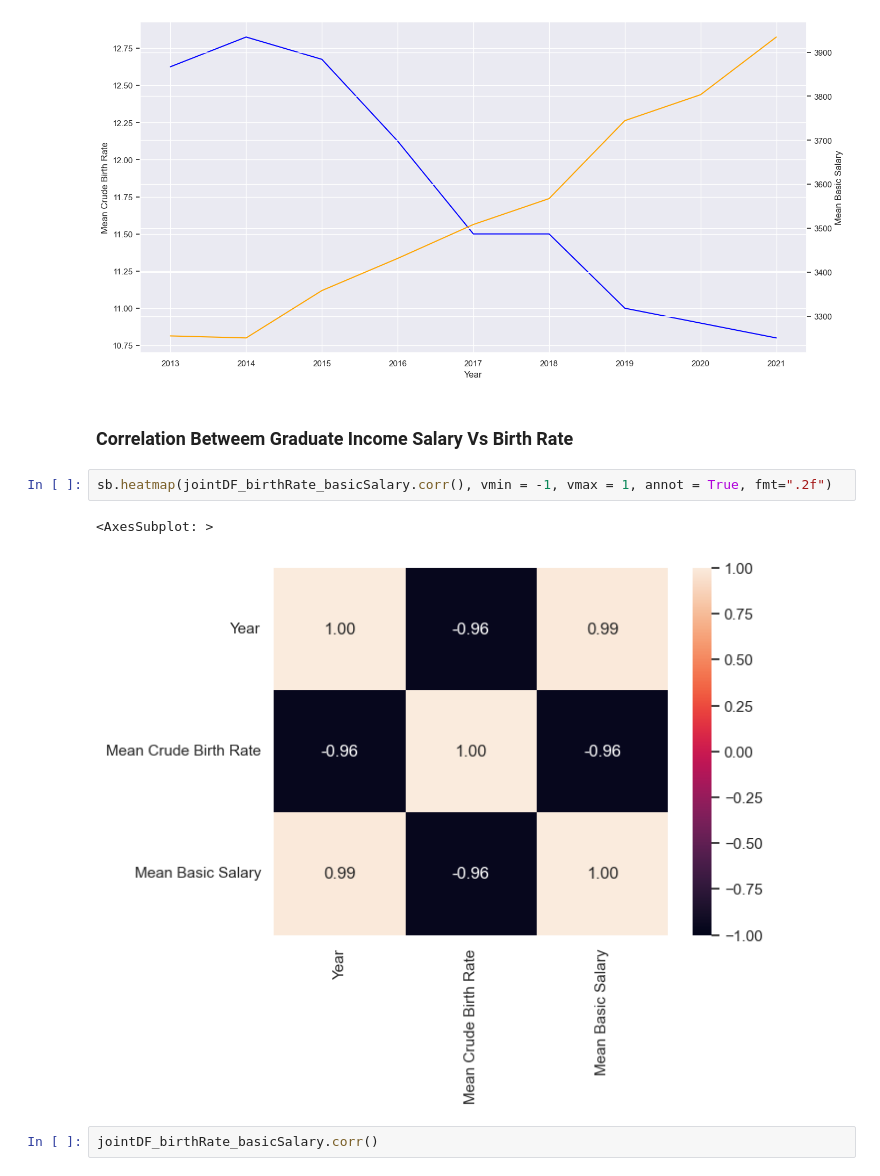
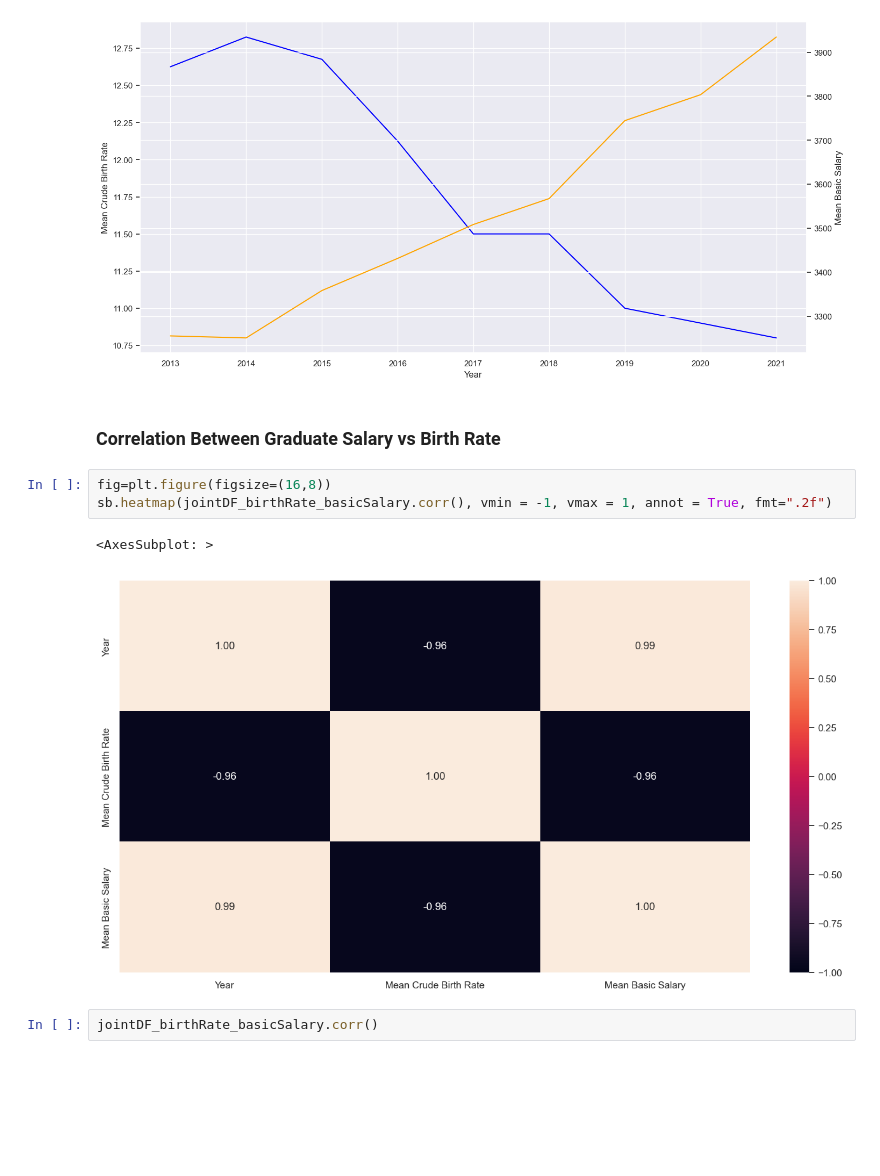
Before and after one commit to ShondoKu/EE5087-Mini-Project, a Jupyter notebook: EE5087_GroupProj.ipynb, the cells around one changed output. Drawn from its saved outputs; the diff is of its cells as text; blank space fills up the shorter version.

```diff
--- a/EE5087_GroupProj.ipynb
+++ b/EE5087_GroupProj.ipynb
@@ -78,12 +78,13 @@ plt.xticks(rotation=60)
   Text(2022.0, 0, '2022')])
 [figure]
 # %% [markdown]
-### Correlation Betweem Graduate Income Salary Vs Birth Rate
+### Correlation Between Graduate Salary vs Birth Rate
 # %%
+fig=plt.figure(figsize=(16,8))
 sb.heatmap(jointDF_birthRate_basicSalary.corr(), vmin = -1, vmax = 1, annot = True, fmt=".2f")
 # %% [output]
 <AxesSubplot: >
-[figure, old version]
+[figure, new version]
 # %%
 jointDF_birthRate_basicSalary.corr()
 # %% [output]
```
Also changed, not shown: parts of 8 cells of this notebook.
